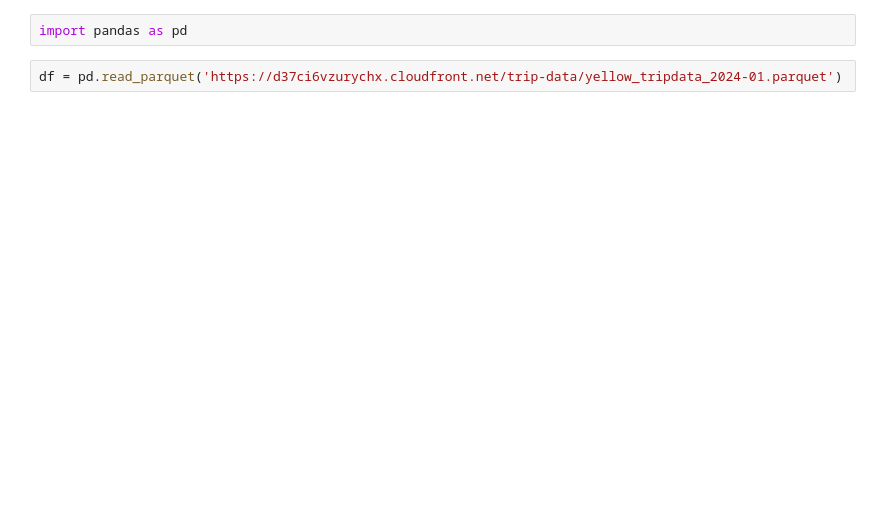
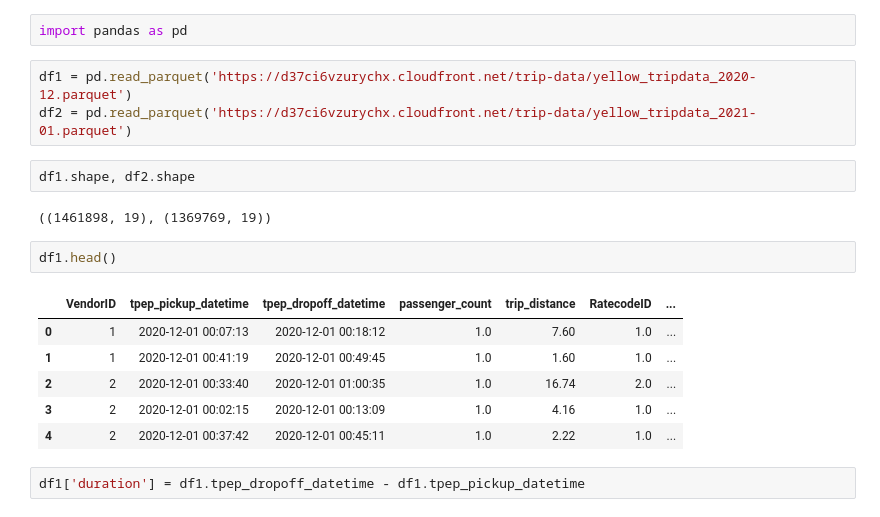
Before and after one commit to Chaima00/mlops-zoomcamp, a Jupyter notebook: 1-Intro/Homework.ipynb, the cells around one changed output. Saved outputs shown, nothing was run; the diff lists cells and outputs as text; blank space fills up the shorter version.

```diff
--- a/1-Intro/Homework.ipynb
+++ b/1-Intro/Homework.ipynb
@@ -1,4 +1,20 @@
 # %%
 import pandas as pd
 # %%
-df = pd.read_parquet('https://d37ci6vzurychx.cloudfront.net/trip-data/yellow_tripdata_2024-01.parquet')
+df1 = pd.read_parquet('https://d37ci6vzurychx.cloudfront.net/trip-data/yellow_tripdata_2020-12.parquet')
+df2 = pd.read_parquet('https://d37ci6vzurychx.cloudfront.net/trip-data/yellow_tripdata_2021-01.parquet')
+# %%
+df1.shape, df2.shape
+# %% [output]
+((1461898, 19), (1369769, 19))
+# %%
+df1.head()
+# %% [output]
+|  | VendorID | tpep_pickup_datetime | tpep_dropoff_datetime | passenger_count | trip_distance | RatecodeID | ... |
+| 0 | 1 | 2020-12-01 00:07:13 | 2020-12-01 00:18:12 | 1.0 | 7.60 | 1.0 | ... |
+| 1 | 1 | 2020-12-01 00:41:19 | 2020-12-01 00:49:45 | 1.0 | 1.60 | 1.0 | ... |
+| 2 | 2 | 2020-12-01 00:33:40 | 2020-12-01 01:00:35 | 1.0 | 16.74 | 2.0 | ... |
+| 3 | 2 | 2020-12-01 00:02:15 | 2020-12-01 00:13:09 | 1.0 | 4.16 | 1.0 | ... |
+| 4 | 2 | 2020-12-01 00:37:42 | 2020-12-01 00:45:11 | 1.0 | 2.22 | 1.0 | ... |
+# %%
+df1['duration'] = df1.tpep_dropoff_datetime - df1.tpep_pickup_datetime
```
Also changed, not shown: parts of 40 cells of this notebook, 1 other file.
